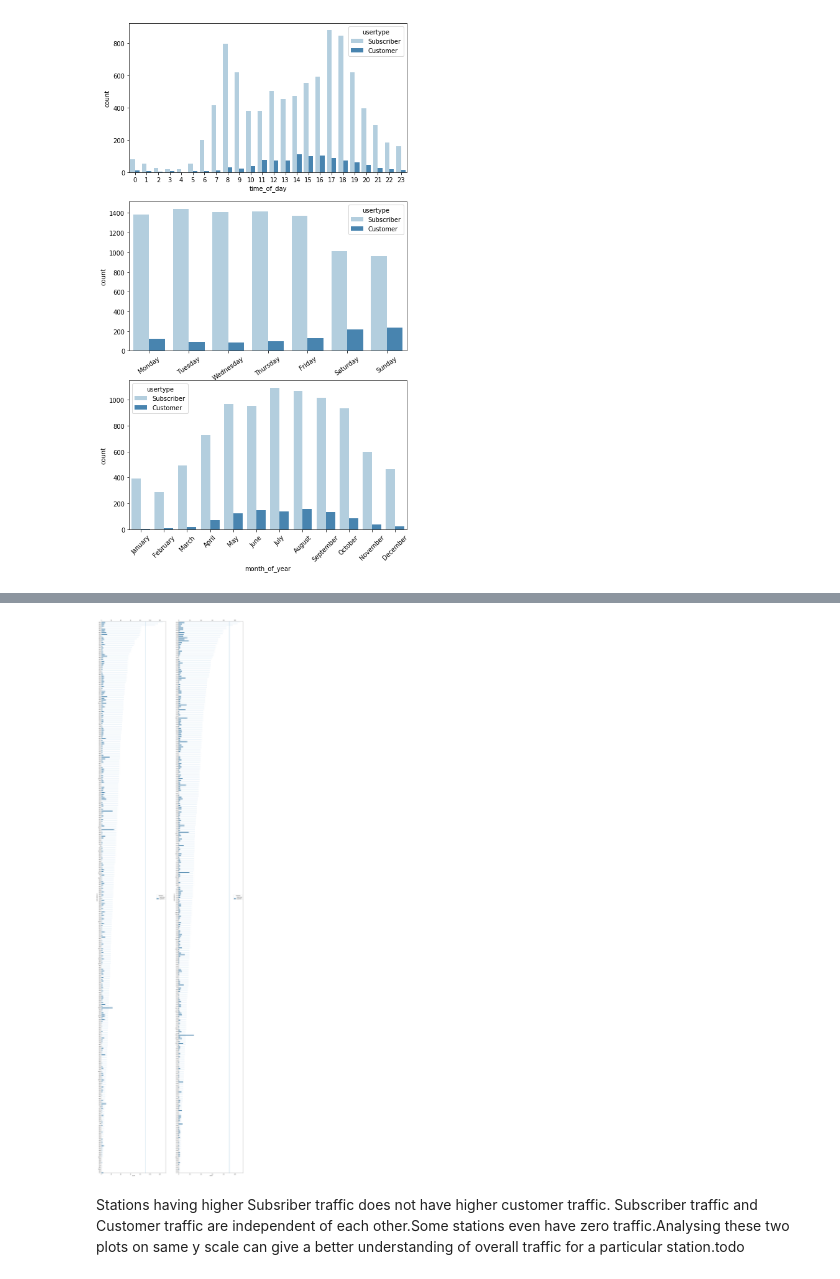
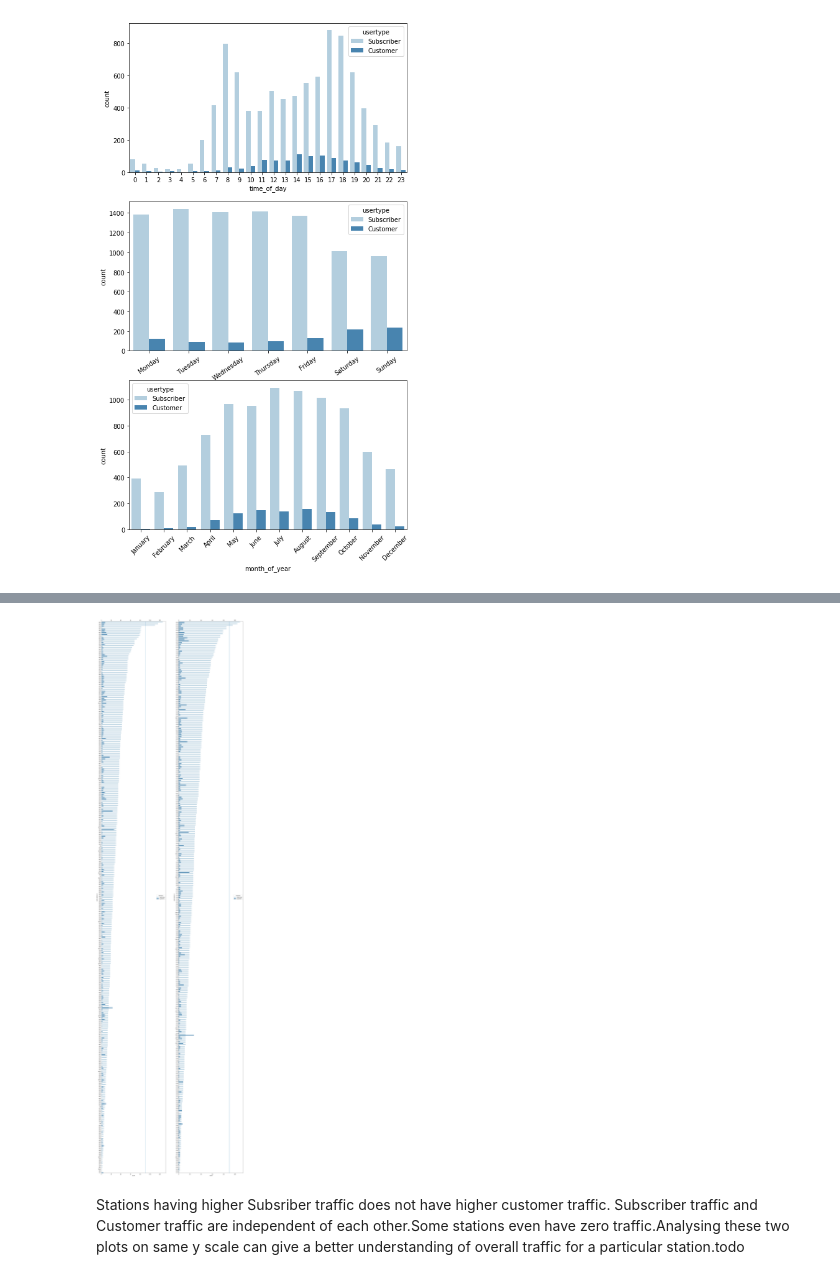
Before and after one commit to Manju-Saini/City-Bike-Data-Analysis-Visualization-Project, a Jupyter notebook: exploration_trip_data_los_angeles.ipynb, the cells around one changed output, grey strips where cells are left out. Cells and saved outputs as stored; diff of their text form; code cells hidden in the pictures.

```diff
--- a/exploration_trip_data_los_angeles.ipynb
+++ b/exploration_trip_data_los_angeles.ipynb
@@ -85,6 +86,8 @@ memory usage: 1.1+ MB
 # date type columns to correct format
 for d_col in ['starttime', 'stoptime']:
     trip[d_col] = pd.to_datetime(trip[d_col])
+# %%
+trip.sort_values(by='starttime', inplace=True)
 # %%
 # int colums to str type
 for int_col in ['start station id', 'end station id', 'bikeid']:
@@ -123,7 +126,7 @@ Index(['tripduration', 'starttime', 'stoptime', 'start station id',
       dtype='object')
 # %%
 trip = trip[['tripduration', 'starttime', 'stoptime', 'start station id'
-       ,'end station id', 'bikeid', 'usertype','birth year', 'gender']]
+       ,'end station id', 'bikeid', 'usertype','birth year', 'gender','start station name', 'end station name']]
 # %%
 # time_of_day_values = ["Early morning(0<=6)","Morning(6<=12)","Afternoon(12<=18)","Night(18<=24)"]
 
@@ -142,11 +145,12 @@ trip = trip[['tripduration', 'starttime', 'stoptime', 'start station id'
 def get_time_of_day(x):
     return x.hour
 
-import datetime
-
 # x.isoweekday()
 trip['time_of_day'] = trip['starttime'].apply(get_time_of_day)
 trip['day_of_week'] = trip['starttime'].dt.day_name()
 
 trip['month_of_year'] = trip['starttime'].dt.month_name()
+trip['start_date'] = trip['starttime'].dt.date
+# trip['start_time_date'] = trip['start_time'].dt.strftime('%y' + '-' + '%m')
+
 # .apply(lambda x: x.month)
@@ -329,7 +374,7 @@ plt.rcParams['xtick.top'] = plt.rcParams['xtick.labeltop'] = False
 data. Make sure the variables that you cover here have been introduced in some
 fashion in the previous section (univariate exploration).
 # %%
-trip = trip[['start station id','end station id','usertype','time_of_day', 'day_of_week', 'month_of_year', 'tripduration_min']]
+trip = trip[['start station id','end station id','usertype','time_of_day', 'day_of_week', 'month_of_year', 'tripduration_min','start station name', 'end station name','starttime']]
 # %%
 plt.figure(figsize = [8, 15])
 
@@ -355,27 +406,27 @@ plt.show()
 # %%
 plt.figure(figsize=[25, 100])
 plt.rcParams['xtick.top'] = plt.rcParams['xtick.labeltop'] = True
 
 plt.subplot(1,2,1)
 col = 'start station id'
 # start_station_order = trip['start station id'][''].value_counts().index
 start_station_order = trip[trip['usertype']=='Subscriber']['start station id'].value_counts().index
-sb.countplot(data=trip, y=col, color=sb.color_palette()[0], hue = 'usertype', order=start_station_order);
+sb.countplot(data=trip, y=col, hue = 'usertype', order=start_station_order, palette = 'Blues');
 plt.ylabel(col)
 plt.xlabel("count")
 plt.axvline(90)
 
 plt.subplot(1,2,2)
 col = 'end station id'
 end_station_order = trip[trip['usertype']=='Subscriber']['end station id'].value_counts().index
 # end_station_order = trip['end station id'].value_counts().index
-sb.countplot(data=trip, y=col, color=sb.color_palette()[0], hue = 'usertype', order=end_station_order);
+sb.countplot(data=trip, y=col, hue = 'usertype', order=end_station_order, palette = 'Blues');
 plt.ylabel(col)
 plt.xlabel("count")
 plt.axvline(90)
 
 plt.rcParams['xtick.top'] = plt.rcParams['xtick.labeltop'] = False
 # %% [output]
-[figure, old version]
+[figure, new version]
 # %% [markdown]
 Stations having higher Subsriber traffic does not have higher customer traffic. Subscriber traffic and Customer traffic are independent of each other.Some stations even have zero traffic.Analysing these two plots on same y scale can give a better understanding of overall traffic for a particular station.todo
```
Also changed, not shown: parts of 31 cells of this notebook.
